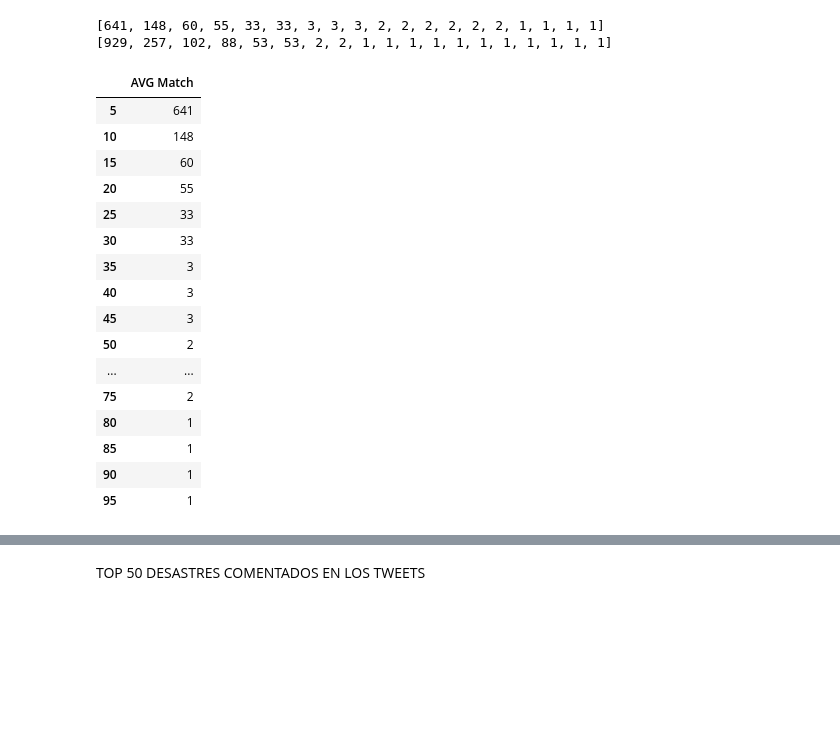
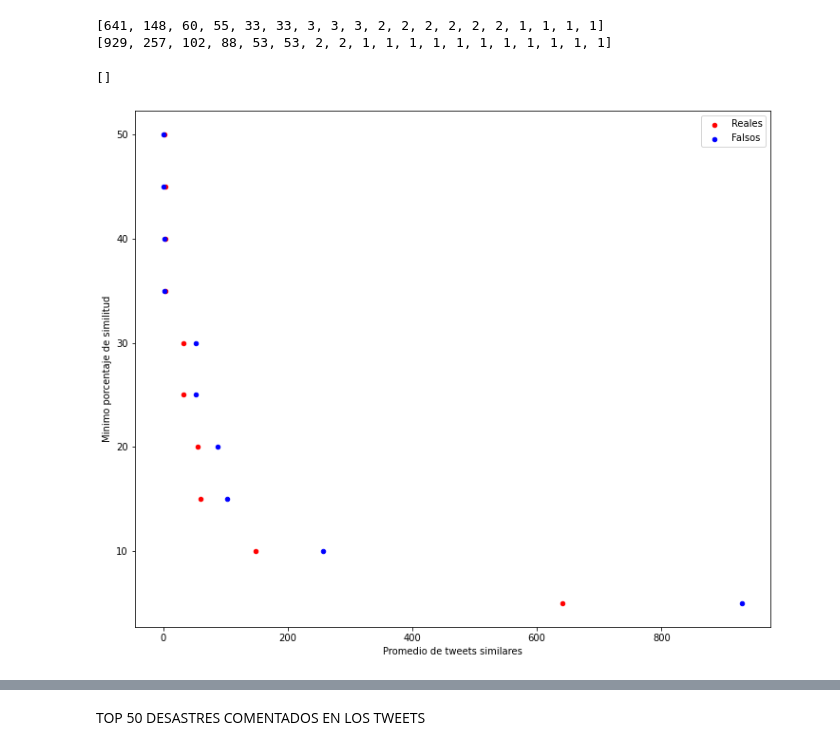
Before and after one commit to milemarchese/OrganizacionDeDatos, a Jupyter notebook: Análisis Exploratorio.ipynb, the cells around one changed output, grey strips where cells are left out. Cells and saved outputs as stored; diff of their text form; code cells hidden in the pictures; blank space fills up the shorter version.

Commit message:
Agrega graficos segun similitud de tweets

```diff
--- a/Análisis Exploratorio.ipynb
+++ b/Análisis Exploratorio.ipynb
@@ -180,26 +182,22 @@ print(fake_avg)
 [641, 148, 60, 55, 33, 33, 3, 3, 3, 2, 2, 2, 2, 2, 2, 1, 1, 1, 1]
 [929, 257, 102, 88, 53, 53, 2, 2, 1, 1, 1, 1, 1, 1, 1, 1, 1, 1, 1]
 # %%
-real = pd.DataFrame(real_avg,index = indx)
-real.columns = ["AVG Match"]
-fake = pd.DataFrame(fake_avg,index = indx)
-fake.columns = ["AVG Match"]
-real.head(20)
+#real = pd.DataFrame(real_avg,index = indx)
+#real.columns = ["AVG Match"]
+#fake = pd.DataFrame(fake_avg,index = indx)
+#fake.columns = ["AVG Match"]
-# %% [output]
-|  | AVG Match |
-| 5 | 641 |
-| 10 | 148 |
-| 15 | 60 |
-| 20 | 55 |
-| 25 | 33 |
-| 30 | 33 |
-| 35 | 3 |
-| 40 | 3 |
-| 45 | 3 |
-| 50 | 2 |
-| ... | ... |
-| 75 | 2 |
-| 80 | 1 |
-| 85 | 1 |
-| 90 | 1 |
-| 95 | 1 |
+# %%
+real_and_fake = pd.DataFrame(real_avg,index = indx)
+real_and_fake.columns = ["AVG Match Real"]
+real_and_fake["AVG Match Fake"] = fake_avg
+real_and_fake.reset_index(inplace=True)
+real_and_fake = real_and_fake.head(10)
+# %%
+ax1 = real_and_fake.plot.scatter(x="AVG Match Real",y="index",color="r",label="Reales",figsize=(12,10))
+ax2 = real_and_fake.plot.scatter(x="AVG Match Fake",y="index",color="b",label="Falsos",ax=ax1)
+ax1.set_xlabel("Promedio de tweets similares")
+ax1.set_ylabel("Minimo porcentaje de similitud")
+ax1.plot()
+# %% [output]
+[]
+[figure, added]
```
Also changed, not shown: parts of 2 cells of this notebook.
